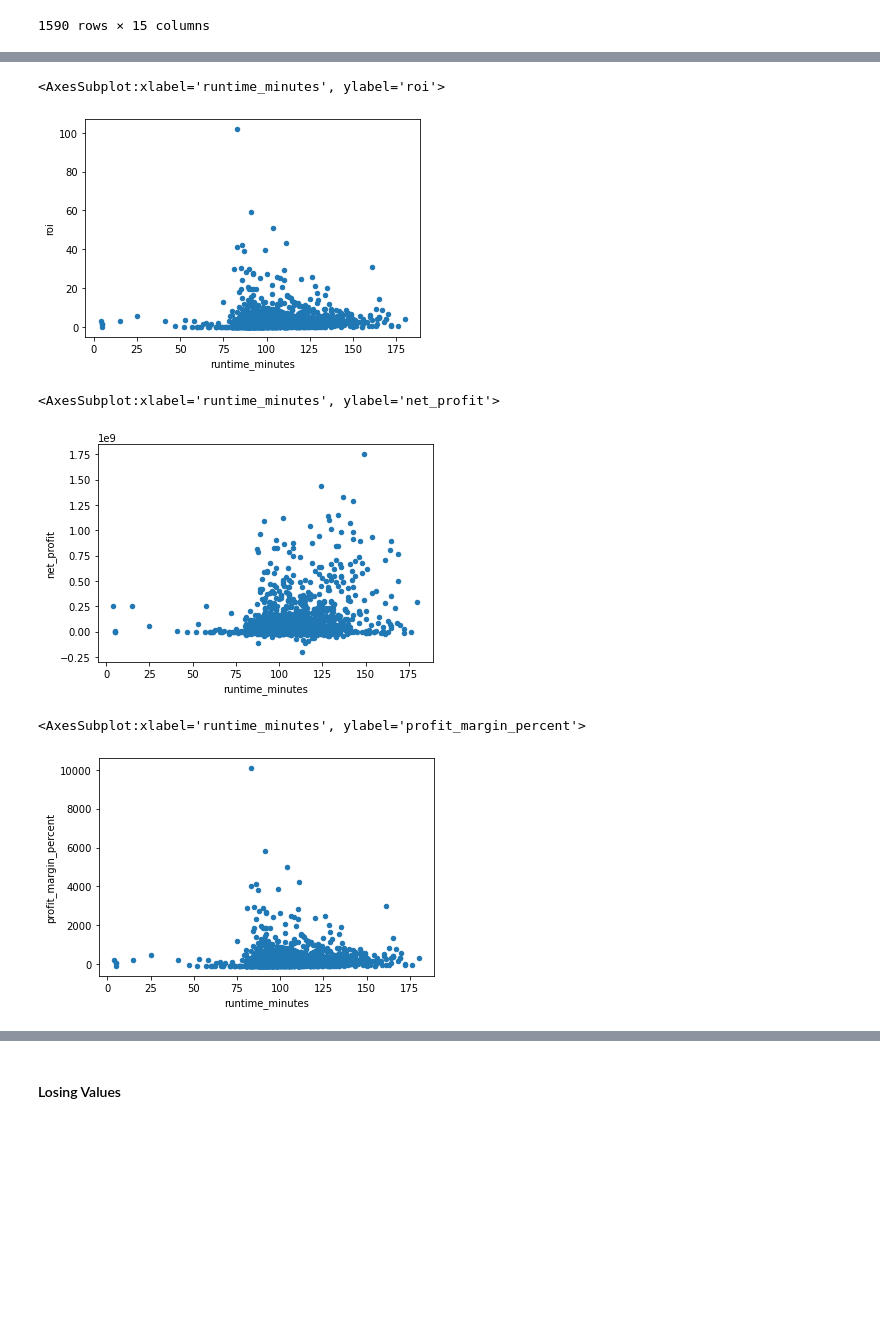
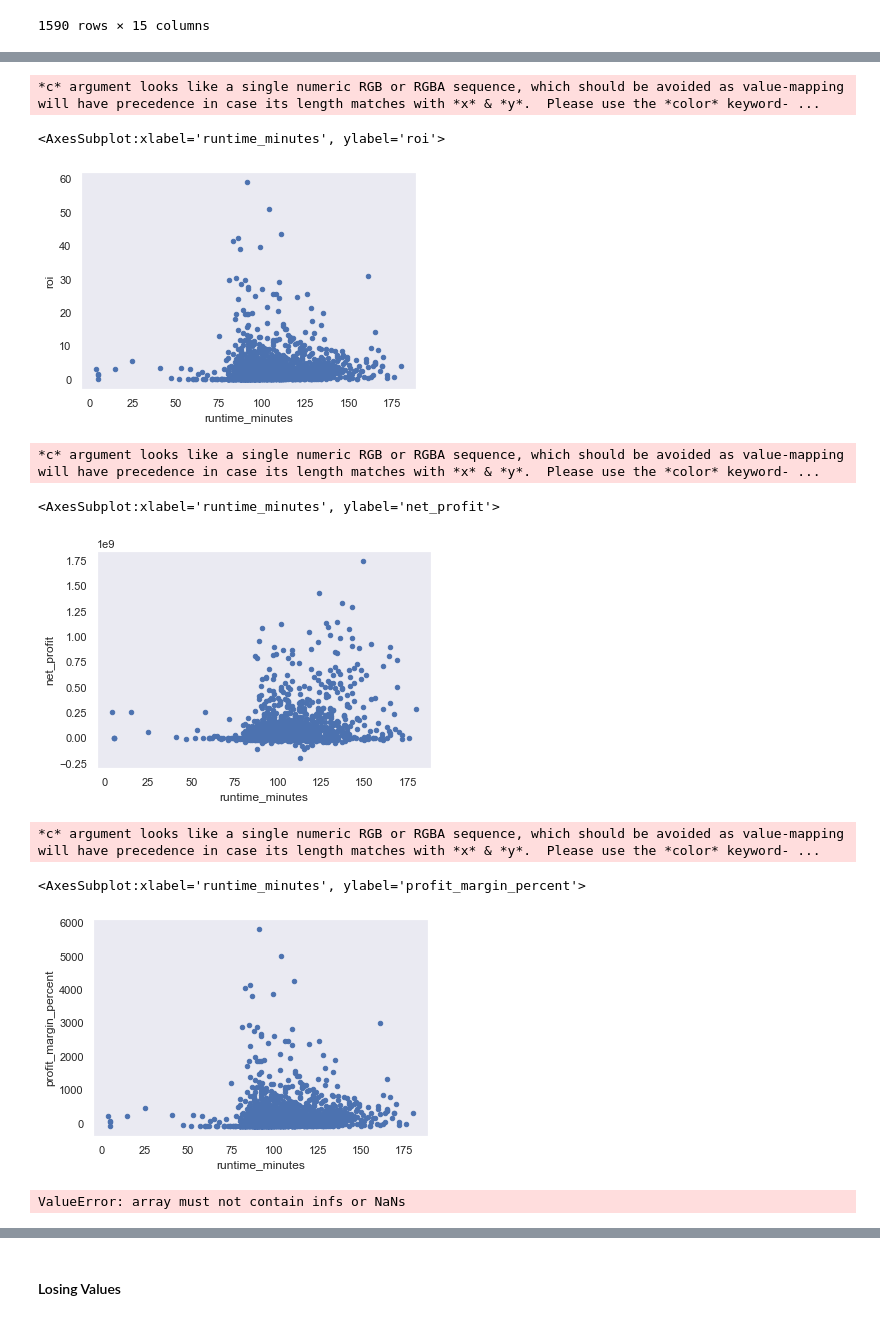
Before and after one commit to FeritYikar/ds-phase1-project, a Jupyter notebook: Hoang's Preliminary Notebook.ipynb, the cells around one changed output, grey strips where cells are left out. Cells and saved outputs as stored; diff of their text form; code cells hidden in the pictures; blank space fills up the shorter version.

Commit message:
Notebook Updated, Facebook Likes chart done, Graph images added

```diff
--- a/Hoang's Preliminary Notebook.ipynb
+++ b/Hoang's Preliminary Notebook.ipynb
@@ -164,9 +199,3 @@ Data columns (total 30 columns):
  29  combined_likes_movie       2634 non-null   float64
 dtypes: float64(15), int64(3), object(12)
 memory usage: 640.8+ KB
-# %%
-
-sns.set_theme(style="dark")
-
-f, ax = plt.subplots(figsize=(6, 6))
-sns.scatterplot(x= metadeta['combined_likes_movie'], y= metadeta['gross'])
@@ -185,5 +202,3 @@ sns.kdeplot(x= metadeta['combined_likes_movie'], y= metadeta['gross'])
 # %%
-sns.set_theme()
-
-f, ax = plt.subplots(figsize=(6, 6))
-sns.heatmap(x= metadeta['combined_likes_movie'], y= metadeta['gross'])
+metadeta['genres'] = metadeta['genres'].map(lambda x : x.replace("|", " "))
+metadeta['genres'] = metadeta['genres'].map(lambda x : x.split())
@@ -311,0 +473,2 @@ tn_imbd_combined
+# %%
+tn_imbd_combined = tn_imbd_combined[tn_imbd_combined['runtime_minutes'].notna()]
@@ -342,6 +562,7 @@ tn_imbd_combined.sort_values("roi", ascending = False)
 1590 rows × 15 columns
 # %%
 tn_imbd_combined_gal= tn_imbd_combined[tn_imbd_combined['movie'] != 'the gallows']
-tn_imbd_combined_gal.sort_values("roi", ascending = False)
+tn_imbd_combined_drop = tn_imbd_combined_gal[tn_imbd_combined_gal['movie'] != 'the devil inside']
+tn_imbd_combined_drop.sort_values("roi", ascending = False)
 # %% [output]
 |  | id | release_date | movie | production_budget | domestic_gross | worldwide_gross | tconst | ... |
@@ -360,15 +581,18 @@ tn_imbd_combined_gal.sort_values("roi", ascending = False)
 # %%
-tn_imbd_combined_gal.plot.scatter('runtime_minutes', 'roi')
+tn_imbd_combined_drop.plot.scatter('runtime_minutes', 'roi')
 # %% [output]
-<AxesSubplot:xlabel='runtime_minutes', ylabel='roi'>
+*c* argument looks like a single numeric RGB or RGBA sequence, which should be avoided as value-mapping will have precedence in case its length matches with *x* & *y*.  Please use the *color* keyword- ...
+<AxesSubplot:xlabel='runtime_minutes', ylabel='roi'>
-[figure, old version]
+[figure, new version]
 # %%
 tn_imbd_combined_gal.plot.scatter('runtime_minutes', 'net_profit')
 # %% [output]
-<AxesSubplot:xlabel='runtime_minutes', ylabel='net_profit'>
+*c* argument looks like a single numeric RGB or RGBA sequence, which should be avoided as value-mapping will have precedence in case its length matches with *x* & *y*.  Please use the *color* keyword- ...
+<AxesSubplot:xlabel='runtime_minutes', ylabel='net_profit'>
-[figure, old version]
+[figure, new version]
 # %%
-tn_imbd_combined_gal.plot.scatter('runtime_minutes', 'profit_margin_percent')
+tn_imbd_combined_drop.plot.scatter('runtime_minutes', 'profit_margin_percent')
 # %% [output]
-<AxesSubplot:xlabel='runtime_minutes', ylabel='profit_margin_percent'>
+*c* argument looks like a single numeric RGB or RGBA sequence, which should be avoided as value-mapping will have precedence in case its length matches with *x* & *y*.  Please use the *color* keyword- ...
+<AxesSubplot:xlabel='runtime_minutes', ylabel='profit_margin_percent'>
-[figure, old version]
+[figure, new version]
@@ -383 +599,19 @@ imdb_title_akas['region'].value_counts()
+# %%
+from scipy.stats import gaussian_kde
+
+minutesprofit = np.vstack([tn_imbd_combined_drop['runtime_minutes'],tn_imbd_combined_drop['profit_margin_percent']])
+z = gaussian_kde(minutesprofit)(minutesprofit)
+
+minutes_profit_bar, ax = plt.subplots()
+plt.scatter(
+            title_budgets['runtime_minutes'],
+            title_budgets['profit_margin_percent'],
+            c=z,
+            s=10
+            )
+ax.set_title('Minutes vs Profit')
+ax.set_xlabel('Minutes')
+ax.set_ylabel('Profit')
+# %% [output]
+ValueError: array must not contain infs or NaNs
 # %% [markdown]
```
Also changed, not shown: parts of 45 cells of this notebook, 4 other files.
